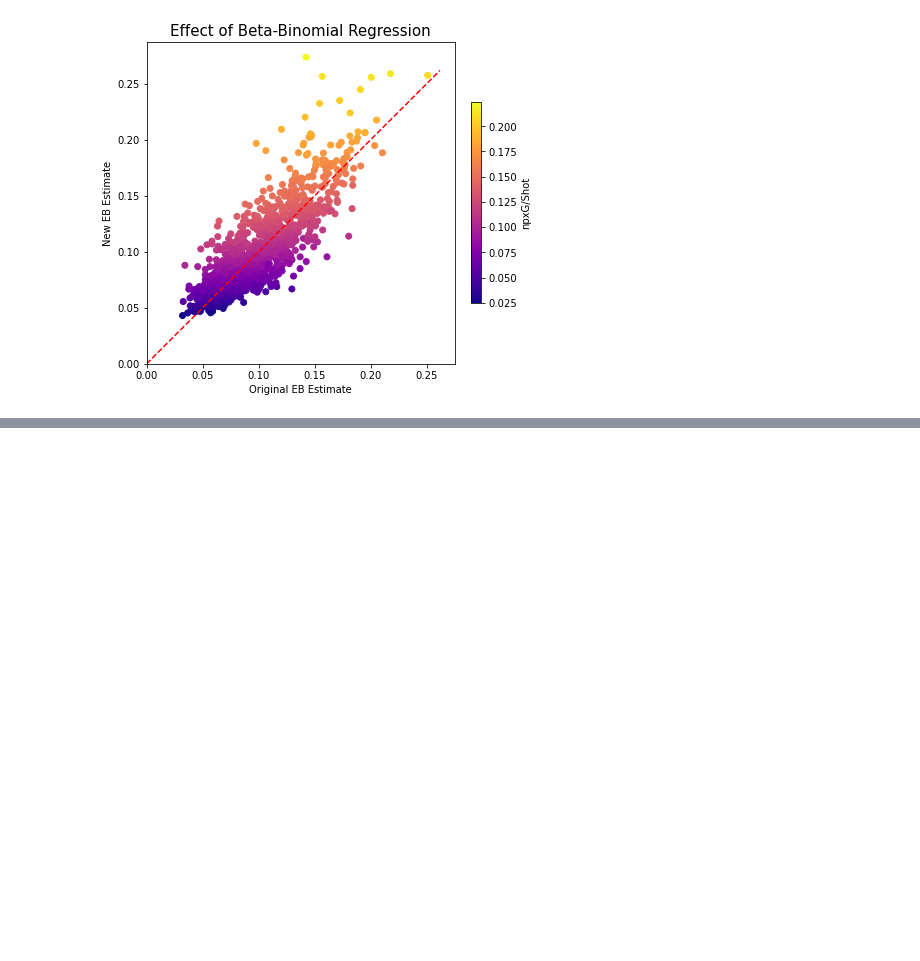
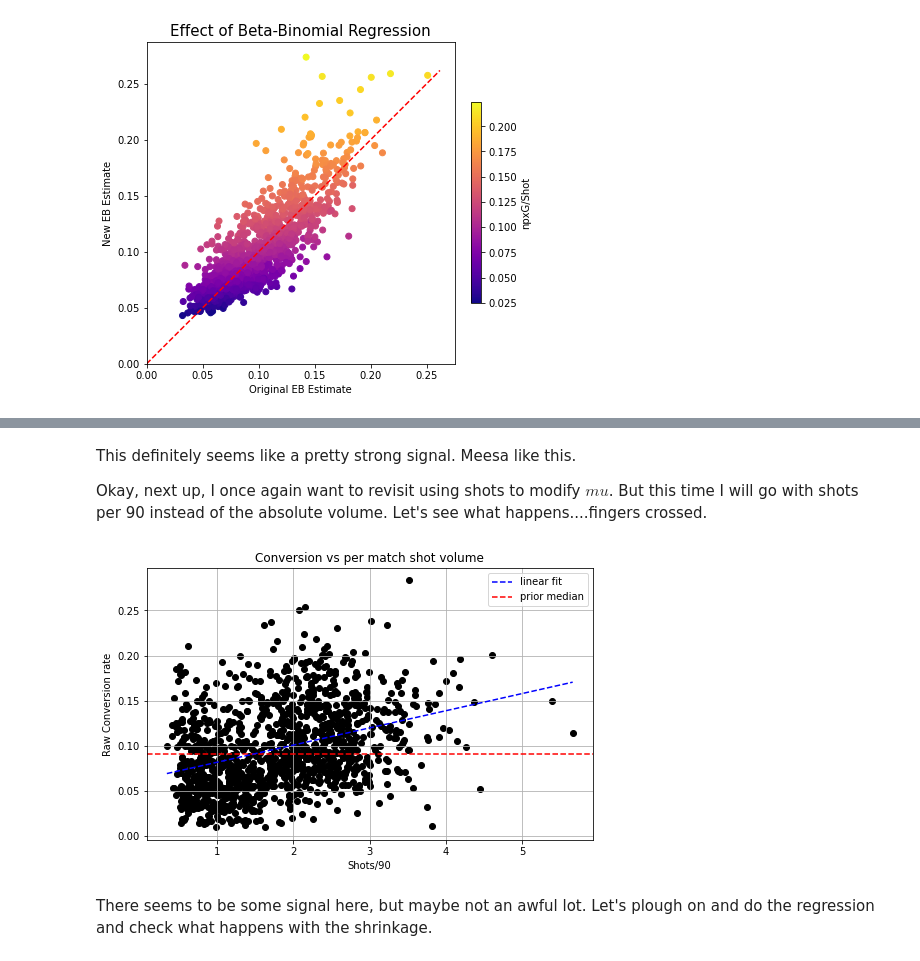
Before and after one commit to bosemessi/empiricalbayesfootball, a Jupyter notebook: Chapter7.ipynb, the cells around one changed output, grey strips where cells are left out. Drawn from its saved outputs; the diff is of its cells as text; code cells hidden in the pictures; blank space fills up the shorter version.

```diff
--- a/Chapter7.ipynb
+++ b/Chapter7.ipynb
@@ -109,0 +109,11 @@ plot_fit('npxG/Shot', 'new_Conv', 'npxG/Shot', 'New Eb Conversion rate','Regress
+# %% [markdown]
+This definitely seems like a pretty strong signal. Meesa like this.
+
+Okay, next up, I once again want to revisit using shots to modify $mu$. But this time I will go with shots per 90 instead of the absolute volume. Let's see what happens....fingers crossed.
+# %%
+fig, ax = plt.subplots(figsize=(8,5))
+plot_fit('Shots/90', 'Conv', 'Shots/90', 'Raw Conversion rate','Conversion vs per match shot volume',ax)
+# %% [output]
+[figure, added]
+# %% [markdown]
+There seems to be some signal here, but maybe not an awful lot. Let's plough on and do the regression and check what happens with the shrinkage.
```
Also changed, not shown: parts of 15 cells of this notebook, 33 other files.
